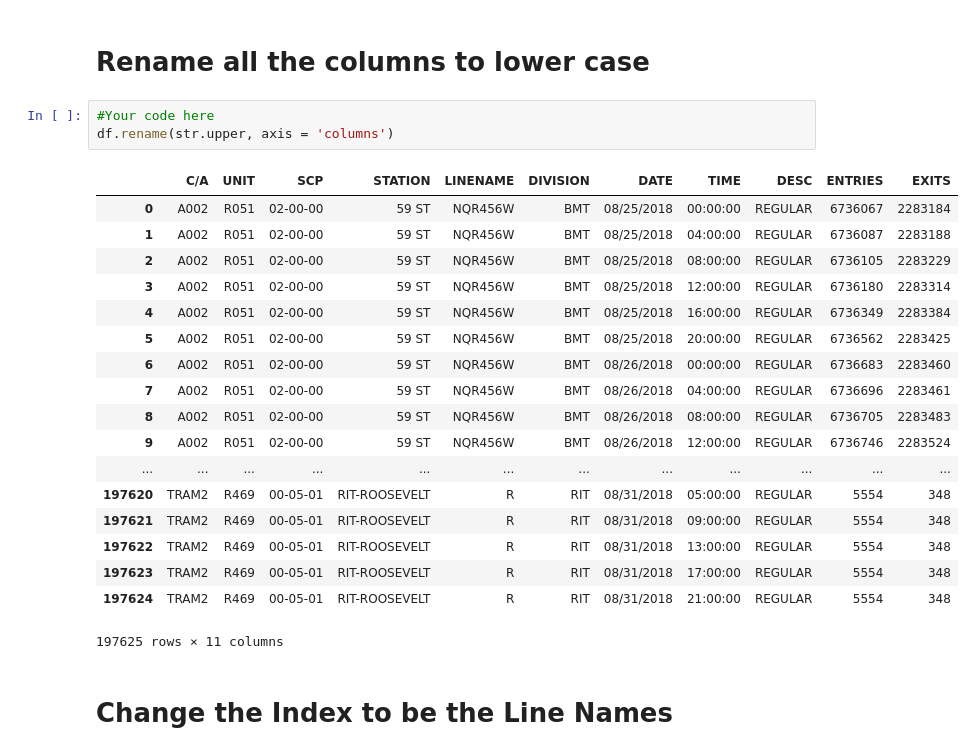
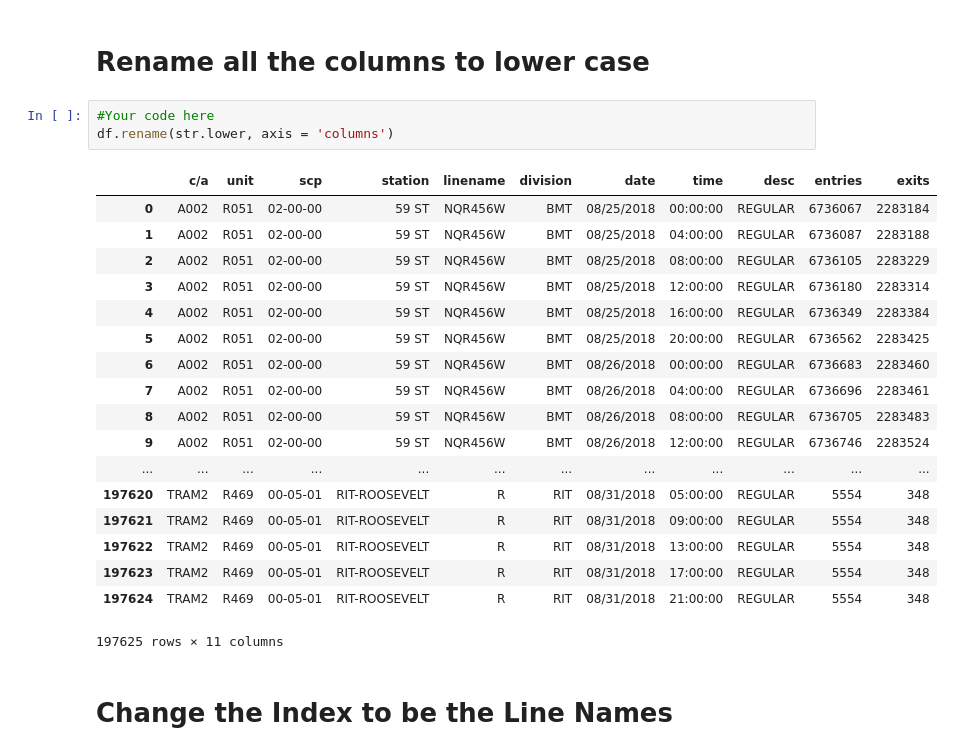
Before and after one commit to AustinKrause/dsc-0-03-08-understanding-pandas-series-and-dataframes-lab-nyc-ds-career-031119, a Jupyter notebook: index.ipynb, the cells around one changed output. Saved outputs shown, nothing was run; the diff lists cells and outputs as text.

```diff
--- a/index.ipynb
+++ b/index.ipynb
@@ -41,9 +41,9 @@ You will be able to:
 # Rename all the columns to lower case
 # %%
 #Your code here
-df.rename(str.upper, axis = 'columns')
+df.rename(str.lower, axis = 'columns')
 # %% [output]
-|  | C/A | UNIT | SCP | STATION | LINENAME | DIVISION | DATE | TIME | DESC | ENTRIES | EXITS |
+|  | c/a | unit | scp | station | linename | division | date | time | desc | entries | exits |
 | 0 | A002 | R051 | 02-00-00 | 59 ST | NQR456W | BMT | 08/25/2018 | 00:00:00 | REGULAR | 6736067 | 2283184 |
 | 1 | A002 | R051 | 02-00-00 | 59 ST | NQR456W | BMT | 08/25/2018 | 04:00:00 | REGULAR | 6736087 | 2283188 |
 | 2 | A002 | R051 | 02-00-00 | 59 ST | NQR456W | BMT | 08/25/2018 | 08:00:00 | REGULAR | 6736105 | 2283229 |
```
